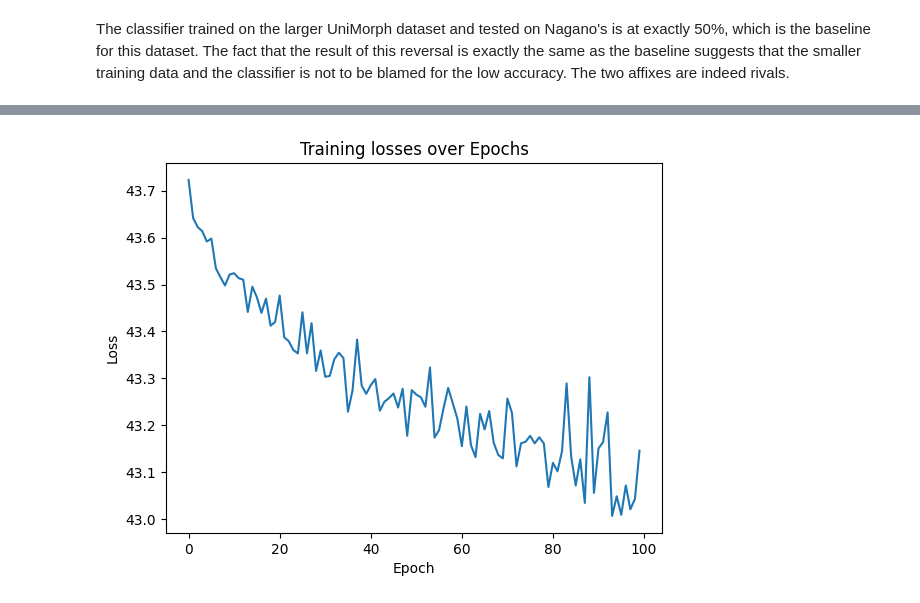
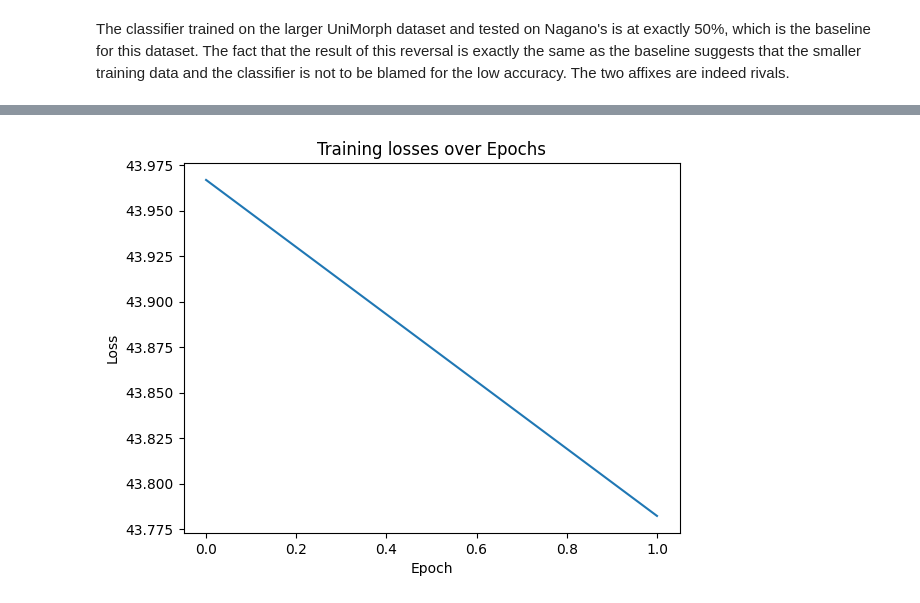
Before and after one commit to HIEUNT1610/Adv-Morphology---Affixal-Rivalry-ed-y, a Jupyter notebook: Affixal-Rivalry-ed-y.ipynb, the cells around one changed output, grey strips where cells are left out. Drawn from its saved outputs; the diff is of its cells as text; code cells hidden in the pictures.

```diff
--- a/Affixal-Rivalry-ed-y.ipynb
+++ b/Affixal-Rivalry-ed-y.ipynb
@@ -483,0 +568,14 @@ Because the accuracy in the 2nd experiment is much lower than the baseline of pr
+# %%
+# Evaluate the classifier on the test set:
+# Test the classifier:
+with torch.no_grad():
+    # Forward on the test set:
+    test_contexts, test_targets = zip(*test_examples)
+    test_input_tensor = torch.from_numpy(np.array(test_contexts))
+    test_gold_labels = torch.tensor(test_targets, dtype=torch.long)
+    log_probs = classifier(test_input_tensor)
+
+    # Compute the accuracy:
+    pred_labels = torch.argmax(log_probs, dim=1)
+    accuracy = torch.sum(pred_labels == test_gold_labels).item() / len(test_gold_labels)
+    print(f"Accuracy on test set after training on the train data for {best_epoch} epochs with 10 folds and shuffled data: {accuracy:.3%}")
@@ -663,6 +793,10 @@ from random import shuffle
 train_losses = []
 NB_EPOCHS = 100
 BATCH_SIZE = 7
+
+# loop on epochs
+best_loss = float('inf') # Initialize best loss to infinity
+best_epoch = 0 # Initialize best epoch to 0
 
 for epoch in range(NB_EPOCHS):
     epoch_loss = 0
@@ -697,6 +831,26 @@ for epoch in range(NB_EPOCHS):
         # Step 6. Update the parameters
         optimizer.step()
 
+    # Step 7: Implement early stopping:
+    with torch.no_grad():
+        test_contexts, test_targets = zip(*test_examples)
+        test_input_tensor = torch.from_numpy(np.array(test_contexts))
+        test_gold_labels = torch.tensor(test_targets, dtype=torch.long)
+        log_probs = classifier(test_input_tensor)
+
+        loss = loss_function(log_probs, test_gold_labels) # Compute loss on dev set
+        dev_loss = loss.item()
+        print(f"Best loss: {best_loss:.4}")
+        print(f"Dev loss: {dev_loss:.4} at epoch {epoch}")
+
+    if dev_loss < best_loss: # If the loss on the dev set is lower than the best loss
+        best_loss = dev_loss # Update the best loss
+        best_epoch = epoch # Update the best epoch
+    else: # If the loss on the dev set is higher than the best loss
+        print("Performance decreases, stopping training")
+        print(f"Best epoch: {best_epoch}, best loss: {best_loss:.4}")
+        break # Stop training
+
     # end of handling of this batch
     print("Loss on training set at epoch %d : %f" %(epoch, epoch_loss))
     train_losses.append(epoch_loss)
@@ -727,4 +874,4 @@ Loss on training set at epoch 99 : 43.145669
-[figure, old version]
+[figure, new version]
 # %%
 # Test the classifier on the test set:
 with torch.no_grad():
```
Also changed, not shown: parts of 12 cells of this notebook, 7 other files.
